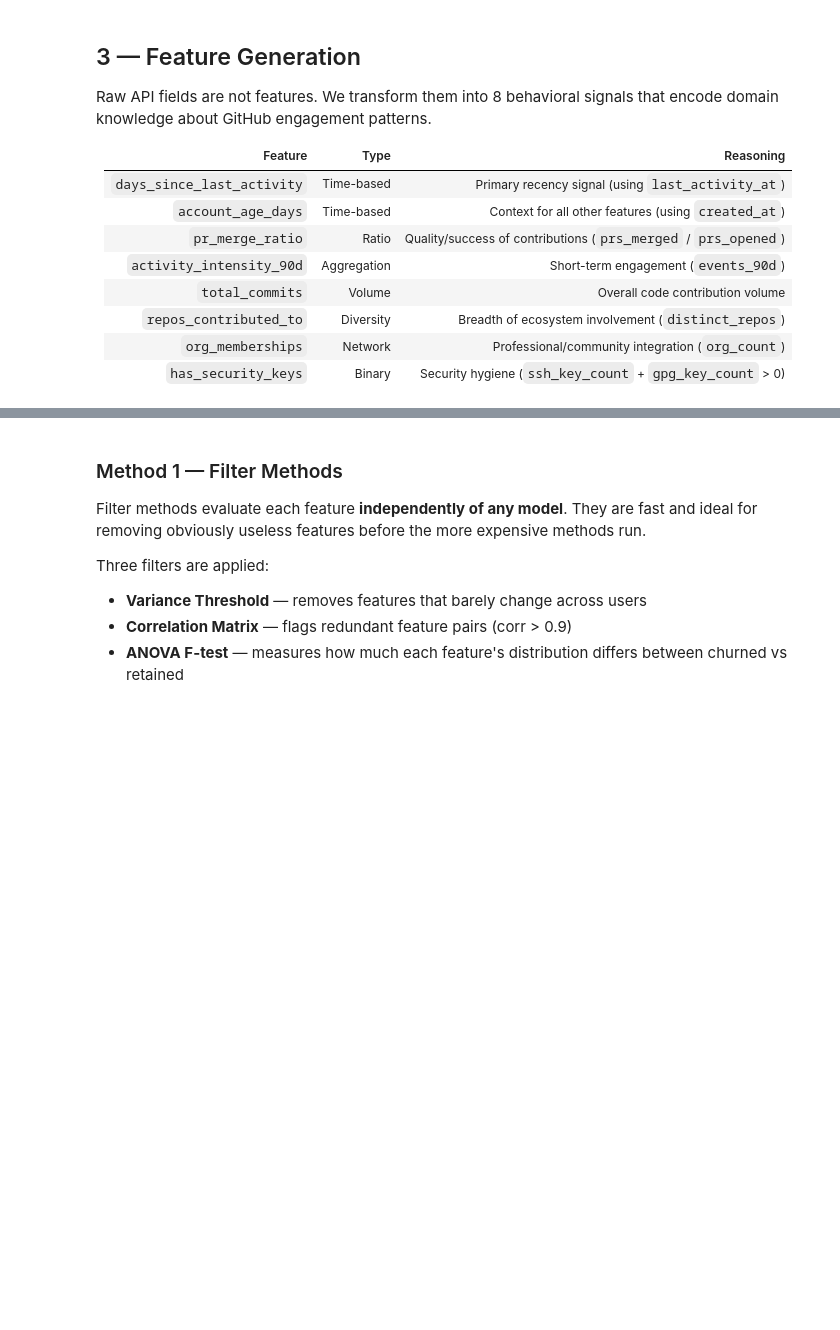
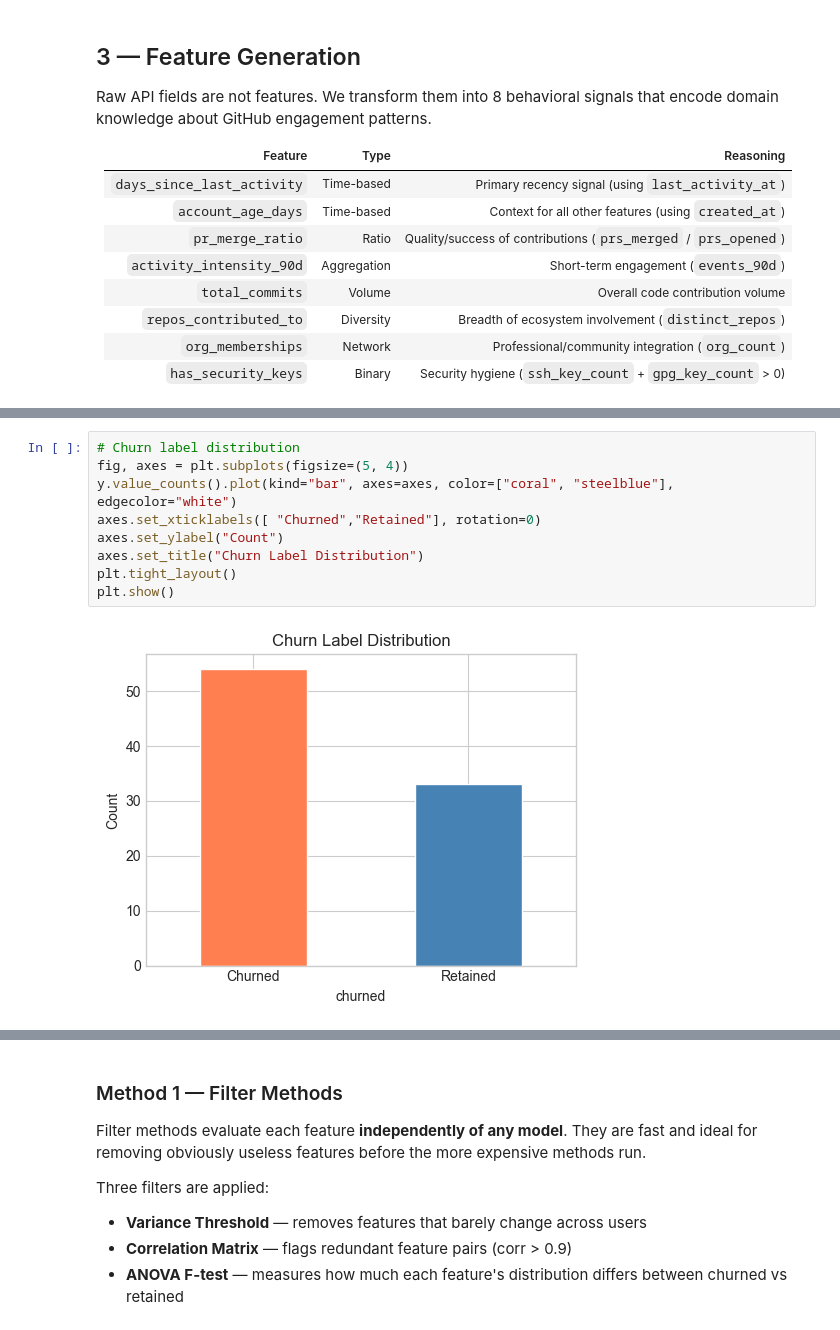
Before and after one commit to AlanRozaP/Churn-Predictor, a Jupyter notebook: notebooks/eda_and_selection.ipynb, the cells around one changed output, grey strips where cells are left out. Saved outputs shown, nothing was run; the diff lists cells and outputs as text; blank space fills up the shorter version.

```diff
--- a/notebooks/eda_and_selection.ipynb
+++ b/notebooks/eda_and_selection.ipynb
@@ -114,3 +194,14 @@ plt.show()
+# %%
+# Churn label distribution
+fig, axes = plt.subplots(figsize=(5, 4))
+y.value_counts().plot(kind="bar", axes=axes, color=["coral", "steelblue"], edgecolor="white")
+axes.set_xticklabels([ "Churned","Retained"], rotation=0)
+axes.set_ylabel("Count")
+axes.set_title("Churn Label Distribution")
+plt.tight_layout()
+plt.show()
+# %% [output]
+[figure, added]
 # %%
 X_train, X_test, y_train, y_test = train_test_split(
     X, y, test_size=0.2, random_state=42, stratify=y
```
Also changed, not shown: parts of 18 cells of this notebook, 1 other file.
